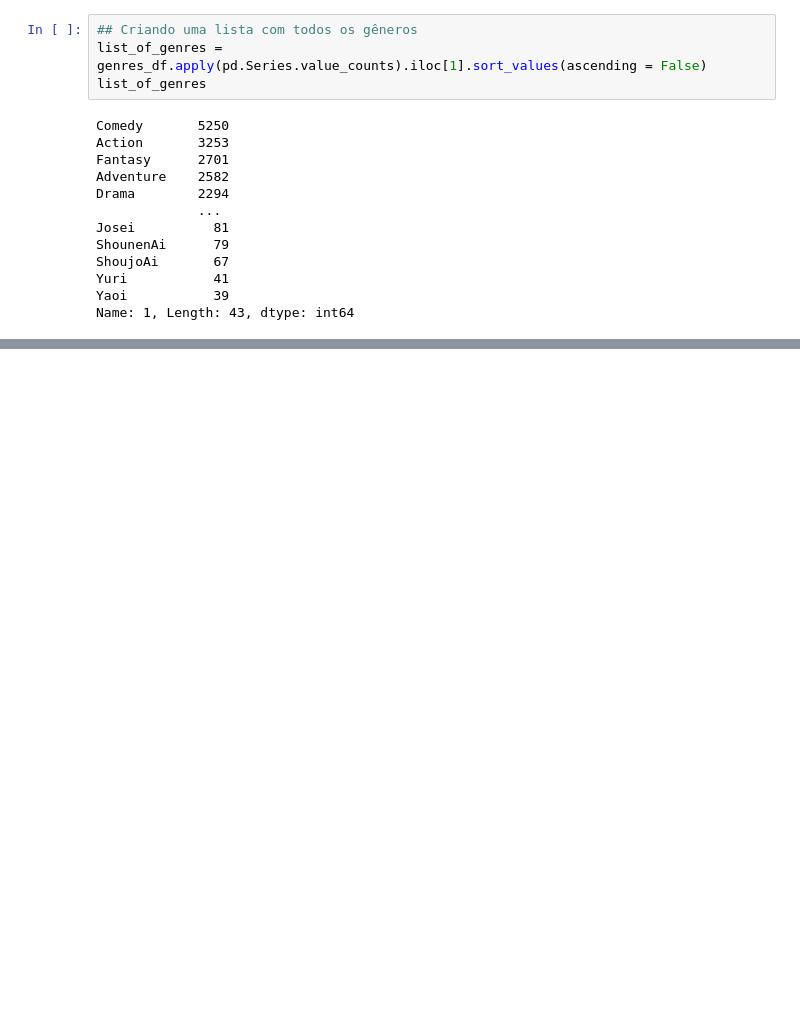
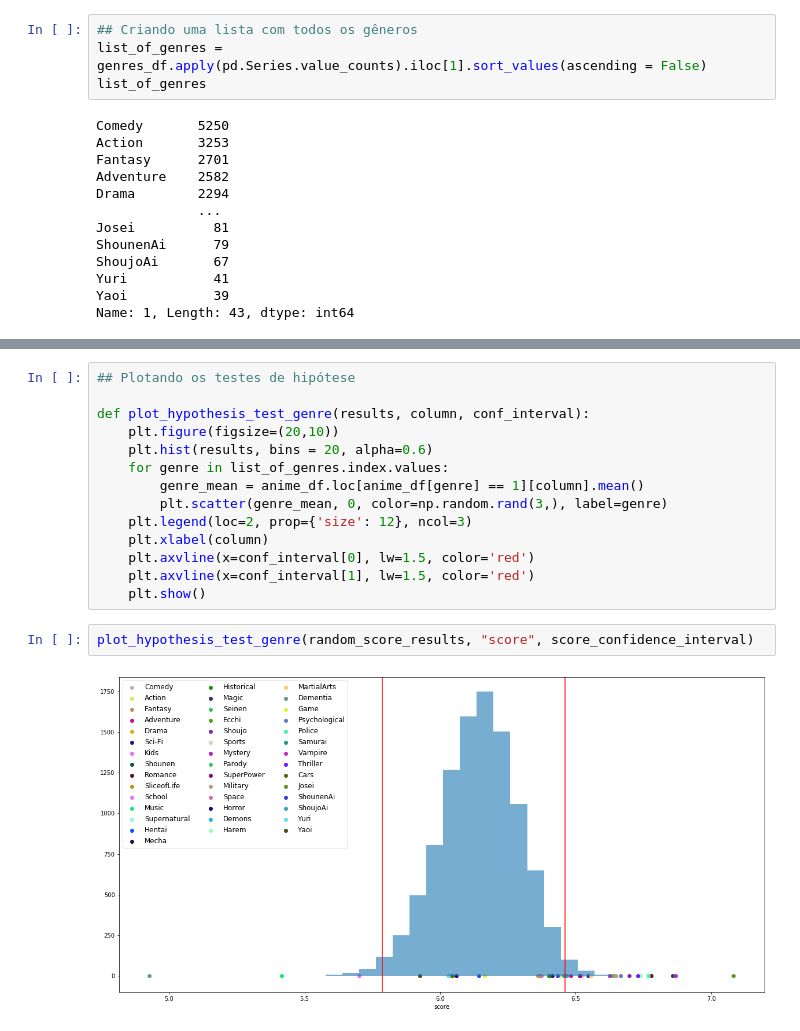
Before and after one commit to lucasbrant/Projeto_ICD, a Jupyter notebook: Trabalho ICD - MyAnimeList.ipynb, the cells around one changed output, grey strips where cells are left out. Drawn from its saved outputs; the diff is of its cells as text; blank space fills up the shorter version.

```diff
--- a/Trabalho ICD - MyAnimeList.ipynb
+++ b/Trabalho ICD - MyAnimeList.ipynb
@@ -79,0 +131,18 @@ plt.show()
+# %%
+## Plotando os testes de hipótese
+
+def plot_hypothesis_test_genre(results, column, conf_interval):
+    plt.figure(figsize=(20,10))
+    plt.hist(results, bins = 20, alpha=0.6)
+    for genre in list_of_genres.index.values:
+        genre_mean = anime_df.loc[anime_df[genre] == 1][column].mean()
+        plt.scatter(genre_mean, 0, color=np.random.rand(3,), label=genre)
+    plt.legend(loc=2, prop={'size': 12}, ncol=3)
+    plt.xlabel(column)
+    plt.axvline(x=conf_interval[0], lw=1.5, color='red')
+    plt.axvline(x=conf_interval[1], lw=1.5, color='red')
+    plt.show()
+# %%
+plot_hypothesis_test_genre(random_score_results, "score", score_confidence_interval)
+# %% [output]
+[figure, added]
```
Also changed, not shown: parts of 29 cells of this notebook.
